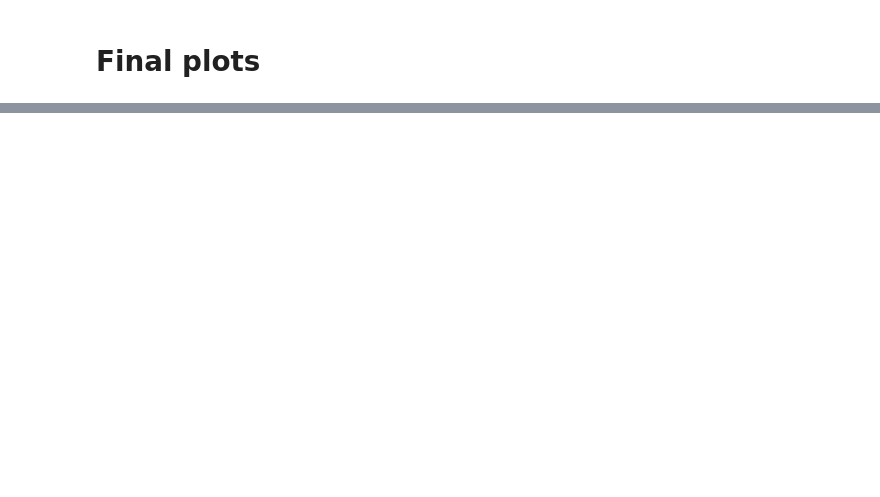
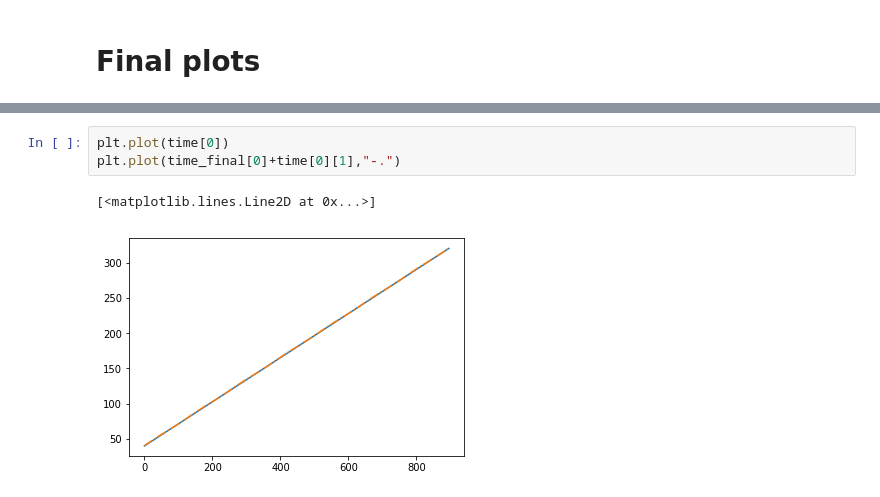
Before and after one commit to toej93/A4_calibration, a Jupyter notebook: SavedCalibData/debugger.ipynb, the cells around one changed output, grey strips where cells are left out. Saved outputs shown, nothing was run; the diff lists cells and outputs as text; blank space fills up the shorter version.

```diff
--- a/SavedCalibData/debugger.ipynb
+++ b/SavedCalibData/debugger.ipynb
@@ -106,0 +116,6 @@ len(voltage[0,:])
+# %%
+plt.plot(time[0])
+plt.plot(time_final[0]+time[0][1],"-.")
+# %% [output]
+[<matplotlib.lines.Line2D at 0x...>]
+[figure, added]
```
Also changed, not shown: parts of 18 cells of this notebook, 48 other files.
